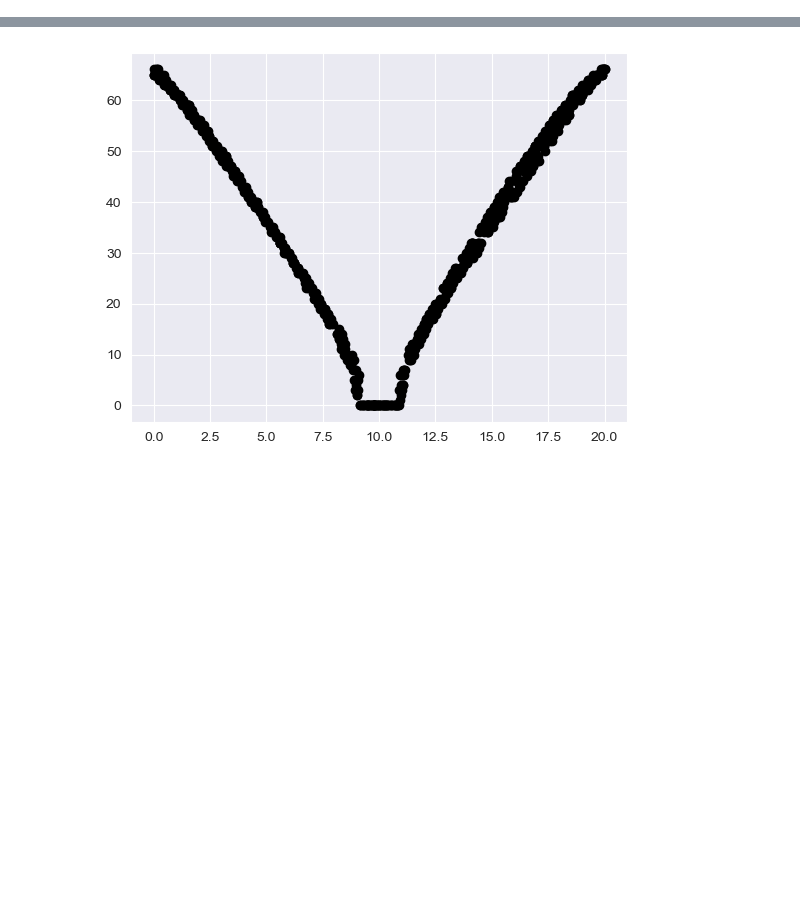
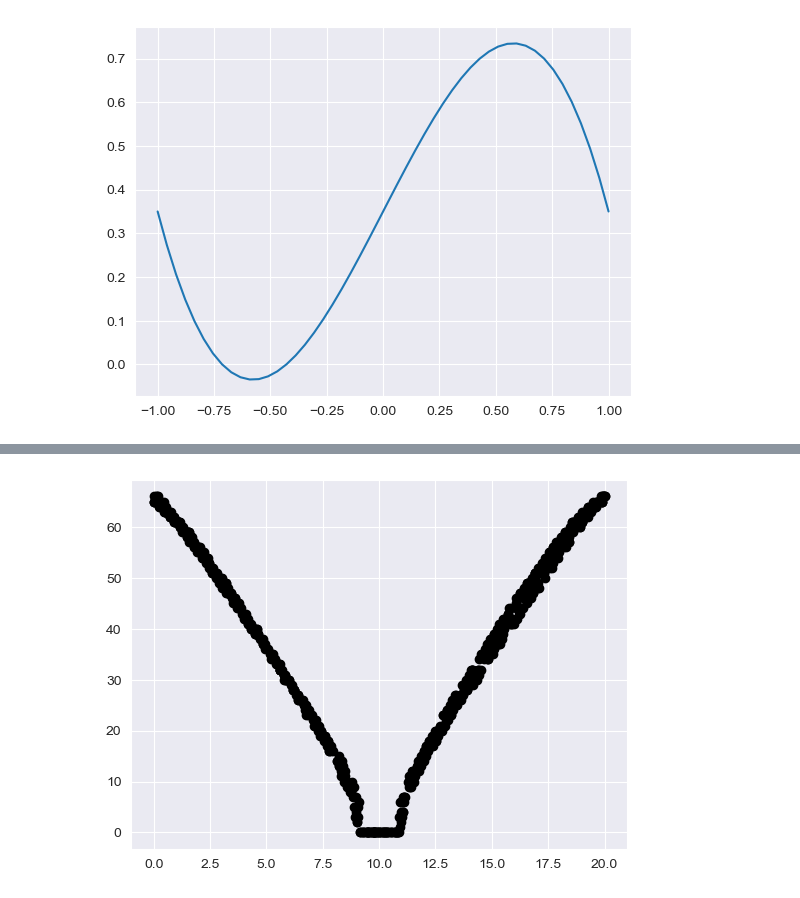
Before and after one commit to Harrison-Oatman/NucleiTracking, a Jupyter notebook: tissue_cartography/mesh_laplacian.ipynb, the cells around one changed output, grey strips where cells are left out. Drawn from its saved outputs; the diff is of its cells as text; code cells hidden in the pictures; blank space fills up the shorter version.

```diff
--- a/tissue_cartography/mesh_laplacian.ipynb
+++ b/tissue_cartography/mesh_laplacian.ipynb
@@ -45,15 +58,21 @@ MiL = (inv(M) @ L)
 # %%
 from scipy.integrate import solve_ivp
 
-ic = 2*np.exp(-1/2*(pole_dis / 0.75)**2) - 1
-lam = 0.3
+ic = 2*np.exp(-1/2*(pole_dis / 0.5)**2) - 0.75
+lam = 0.35
 
 def ode_fn(t, u):
     ddu = MiL @ u
-    return -ddu + u - (u ** 3) + lam
+    return -0.25*ddu + u - (u ** 3) + lam
+
+u_range = np.linspace(-1, 1)
+plt.plot(u_range, u_range - (u_range ** 3) + lam)
+plt.show()
 
 t_range = [0, 20]
 sol = solve_ivp(ode_fn, t_range, ic, dense_output=True)
+# %% [output]
+[figure, added]
 # %%
 import napari
 
```
Also changed, not shown: parts of 4 cells of this notebook, 2 other files.
